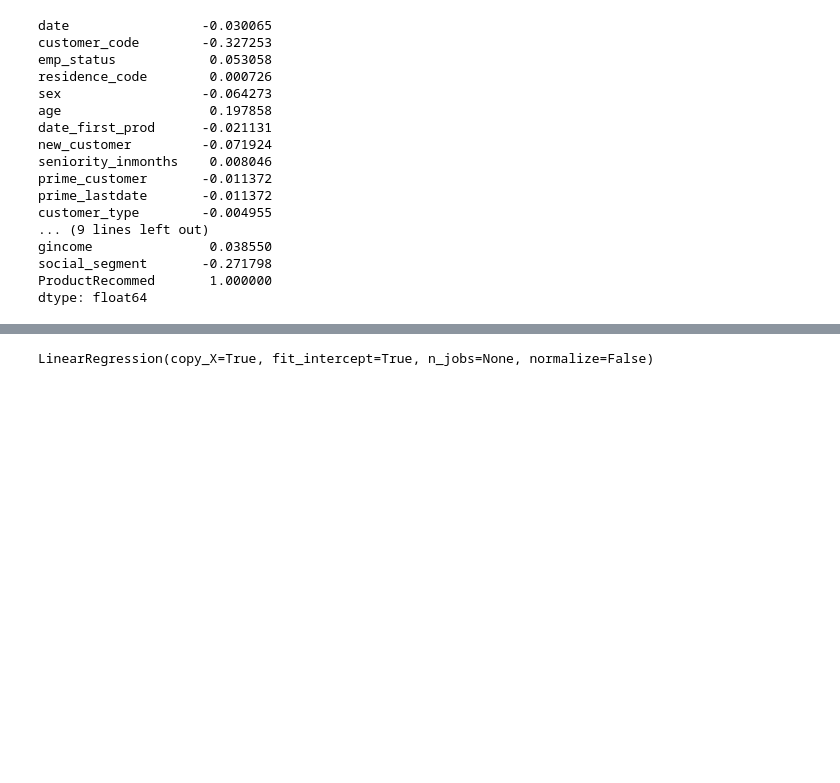
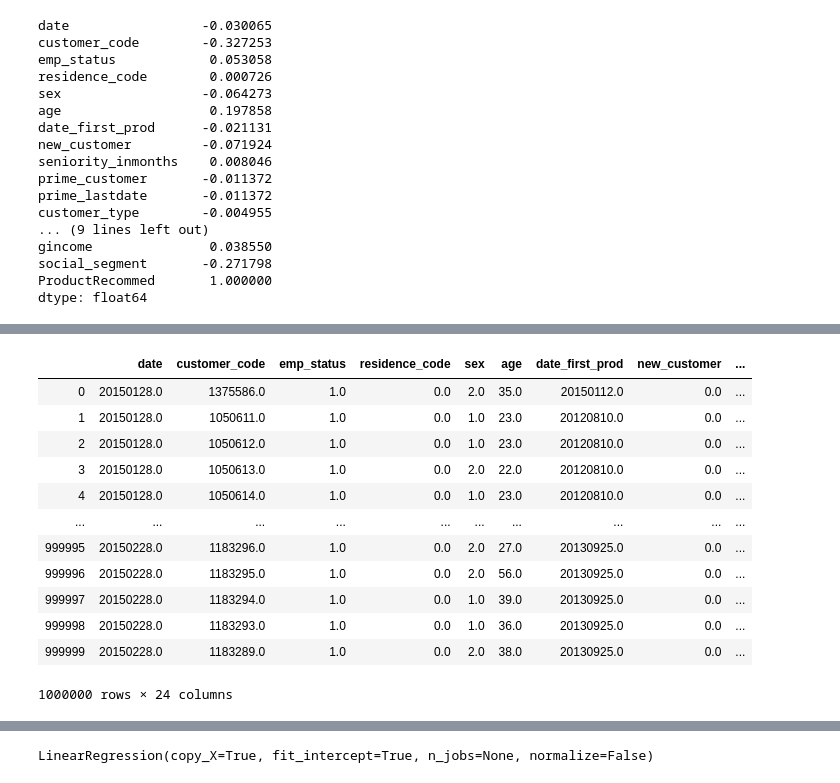
Before and after one commit to PRINCEMAIN/santander-starter-Dataset-ProductRecommendation, a Jupyter notebook: santander-starter.ipynb, the cells around one changed output, grey strips where cells are left out. Drawn from its saved outputs; the diff is of its cells as text; code cells hidden in the pictures; blank space fills up the shorter version.

```diff
--- a/santander-starter.ipynb
+++ b/santander-starter.ipynb
@@ -1313,3 +745,20 @@ dtype: float64
 plot_corr(traintesting)
 # %% [output]
 [figure]
+# %%
+traintesting1 = traintesting.head(1000000)
+traintesting1 ### This is to be used for Gradient Boosting Model as complete dataset was taking too much of time
+# %% [output]
+|  | date | customer_code | emp_status | residence_code | sex | age | date_first_prod | new_customer | ... |
+| 0 | 20150128.0 | 1375586.0 | 1.0 | 0.0 | 2.0 | 35.0 | 20150112.0 | 0.0 | ... |
+| 1 | 20150128.0 | 1050611.0 | 1.0 | 0.0 | 1.0 | 23.0 | 20120810.0 | 0.0 | ... |
+| 2 | 20150128.0 | 1050612.0 | 1.0 | 0.0 | 1.0 | 23.0 | 20120810.0 | 0.0 | ... |
+| 3 | 20150128.0 | 1050613.0 | 1.0 | 0.0 | 2.0 | 22.0 | 20120810.0 | 0.0 | ... |
+| 4 | 20150128.0 | 1050614.0 | 1.0 | 0.0 | 1.0 | 23.0 | 20120810.0 | 0.0 | ... |
+| ... | ... | ... | ... | ... | ... | ... | ... | ... | ... |
+| 999995 | 20150228.0 | 1183296.0 | 1.0 | 0.0 | 2.0 | 27.0 | 20130925.0 | 0.0 | ... |
+| 999996 | 20150228.0 | 1183295.0 | 1.0 | 0.0 | 2.0 | 56.0 | 20130925.0 | 0.0 | ... |
+| 999997 | 20150228.0 | 1183294.0 | 1.0 | 0.0 | 1.0 | 39.0 | 20130925.0 | 0.0 | ... |
+| 999998 | 20150228.0 | 1183293.0 | 1.0 | 0.0 | 1.0 | 36.0 | 20130925.0 | 0.0 | ... |
+| 999999 | 20150228.0 | 1183289.0 | 1.0 | 0.0 | 2.0 | 38.0 | 20130925.0 | 0.0 | ... |
+1000000 rows × 24 columns
```
Also changed, not shown: parts of 139 cells of this notebook, 6 other files.
